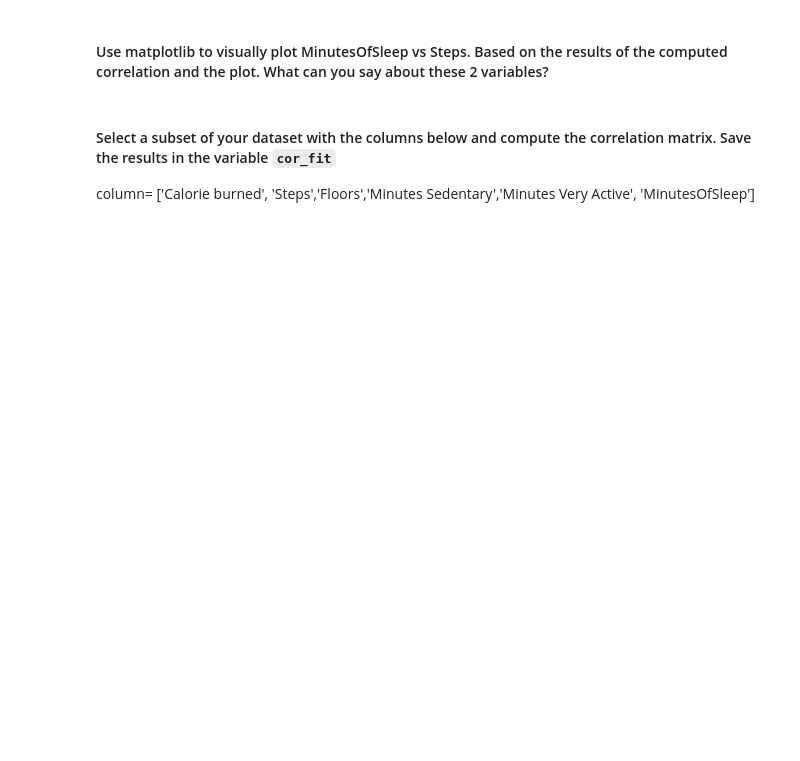
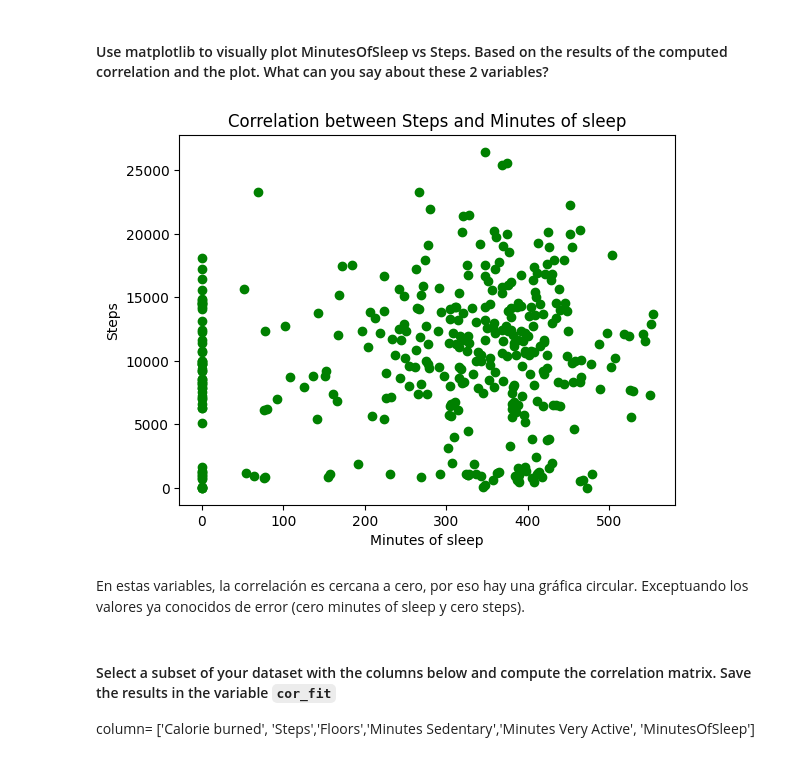
Before and after one commit to Ironhack-Data-Madrid-Octubre-2023/5.1-lab_pivot_table_and_correlation, a Jupyter notebook: your_code/main.ipynb, the cells around one changed output. Cells and saved outputs as stored; diff of their text form; code cells hidden in the pictures; blank space fills up the shorter version.

```diff
--- a/your_code/main.ipynb
+++ b/your_code/main.ipynb
@@ -327,3 +344,13 @@ Igualmente unos usuarios que tienen cero minutos activos y muchos pasos.
+# %%
+# your answer here
+plt.scatter(x=fitbit['MinutesOfSleep'], y=fitbit['Steps'], c='green')
+plt.xlabel('Minutes of sleep')
+plt.ylabel('Steps')
+plt.title('Correlation between Steps and Minutes of sleep');
+# %% [output]
+[figure, added]
+# %% [markdown]
+En estas variables, la correlación es cercana a cero, por eso hay una gráfica circular. Exceptuando los valores ya conocidos de error (cero minutes of sleep y cero steps).
 # %% [markdown]
 #### Select a subset of your dataset with the columns below and compute the correlation matrix. Save the results in the variable `cor_fit`
 column= ['Calorie burned', 'Steps','Floors','Minutes Sedentary','Minutes Very Active', 'MinutesOfSleep']
```
Also changed, not shown: parts of 26 cells of this notebook.
